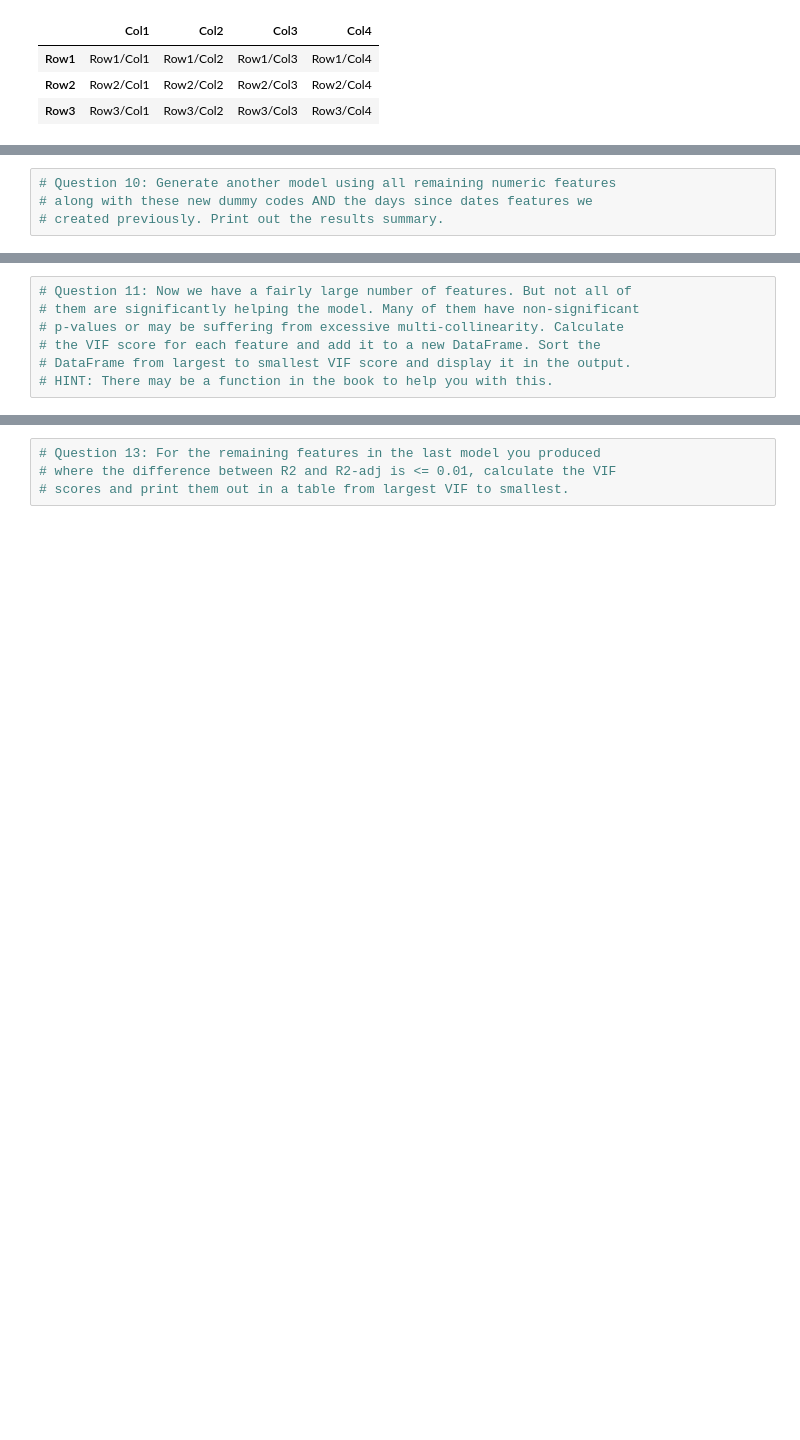
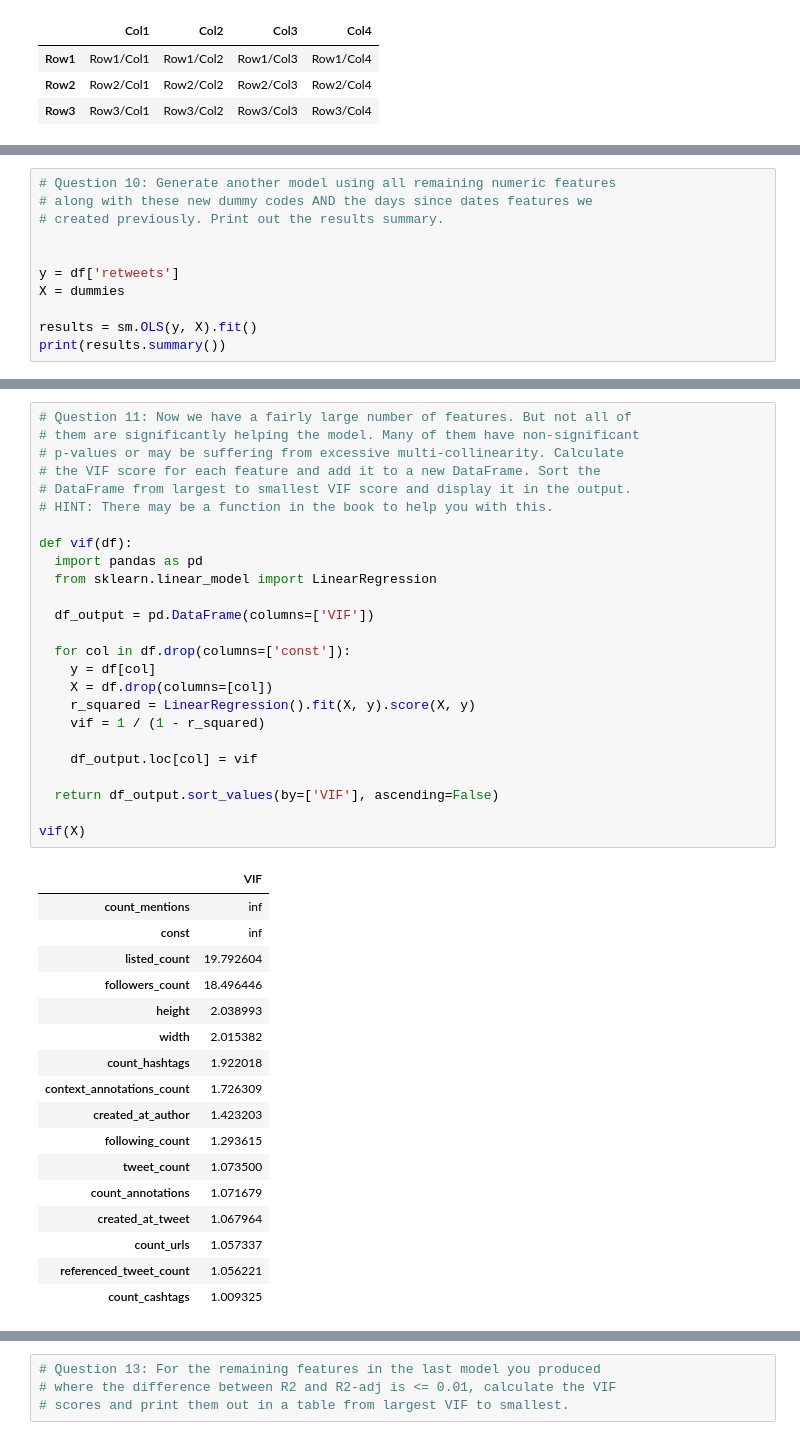
Before and after one commit to alexandermaat99/School-S2, a Jupyter notebook: Feb 10/Checkpoint_MLR.ipynb, the cells around one changed output, grey strips where cells are left out. Saved outputs shown, nothing was run; the diff lists cells and outputs as text; blank space fills up the shorter version.

```diff
--- a/Feb 10/Checkpoint_MLR.ipynb
+++ b/Feb 10/Checkpoint_MLR.ipynb
@@ -310,3 +247,10 @@ Label Mean: 3.900749063670412
 # Question 10: Generate another model using all remaining numeric features
 # along with these new dummy codes AND the days since dates features we
 # created previously. Print out the results summary.
+
+
+y = df['retweets']
+X = dummies
+
+results = sm.OLS(y, X).fit()
+print(results.summary())
@@ -313,10 +275,46 @@ Label Mean: 3.900749063670412
 # %%
 # Question 11: Now we have a fairly large number of features. But not all of
 # them are significantly helping the model. Many of them have non-significant
 # p-values or may be suffering from excessive multi-collinearity. Calculate
 # the VIF score for each feature and add it to a new DataFrame. Sort the
 # DataFrame from largest to smallest VIF score and display it in the output.
 # HINT: There may be a function in the book to help you with this.
+
+def vif(df):
+  import pandas as pd
+  from sklearn.linear_model import LinearRegression
+
+  df_output = pd.DataFrame(columns=['VIF'])
+
+  for col in df.drop(columns=['const']):
+    y = df[col]
+    X = df.drop(columns=[col])
+    r_squared = LinearRegression().fit(X, y).score(X, y)
+    vif = 1 / (1 - r_squared)
+
+    df_output.loc[col] = vif
+
+  return df_output.sort_values(by=['VIF'], ascending=False)
+
+vif(X)
+# %% [output]
+|  | VIF |
+| count_mentions | inf |
+| const | inf |
+| listed_count | 19.792604 |
+| followers_count | 18.496446 |
+| height | 2.038993 |
+| width | 2.015382 |
+| count_hashtags | 1.922018 |
+| context_annotations_count | 1.726309 |
+| created_at_author | 1.423203 |
+| following_count | 1.293615 |
+| tweet_count | 1.073500 |
+| count_annotations | 1.071679 |
+| created_at_tweet | 1.067964 |
+| count_urls | 1.057337 |
+| referenced_tweet_count | 1.056221 |
+| count_cashtags | 1.009325 |
 # %%
 # Question 12: We need to eliminate those features with excessive multi-collinearity.
 # However, this may happen naturally as we remove those features with large p-values.
```
Also changed, not shown: parts of 11 cells of this notebook, 1 other file.
